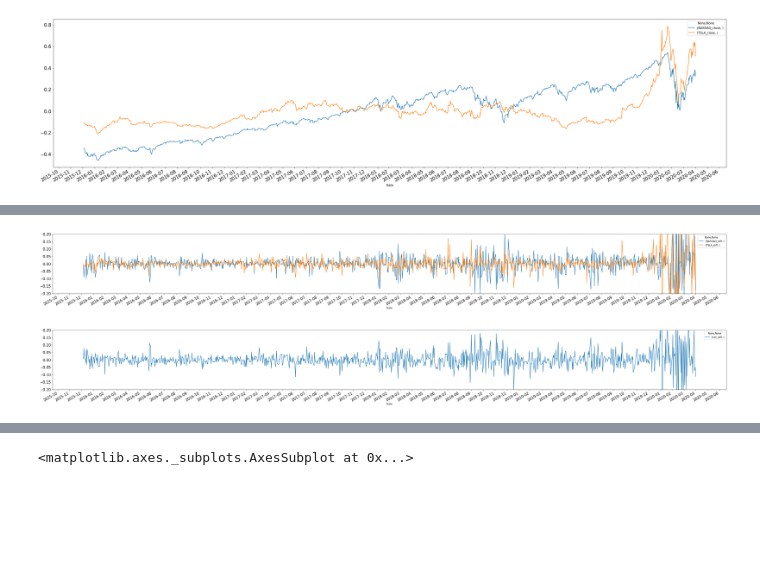
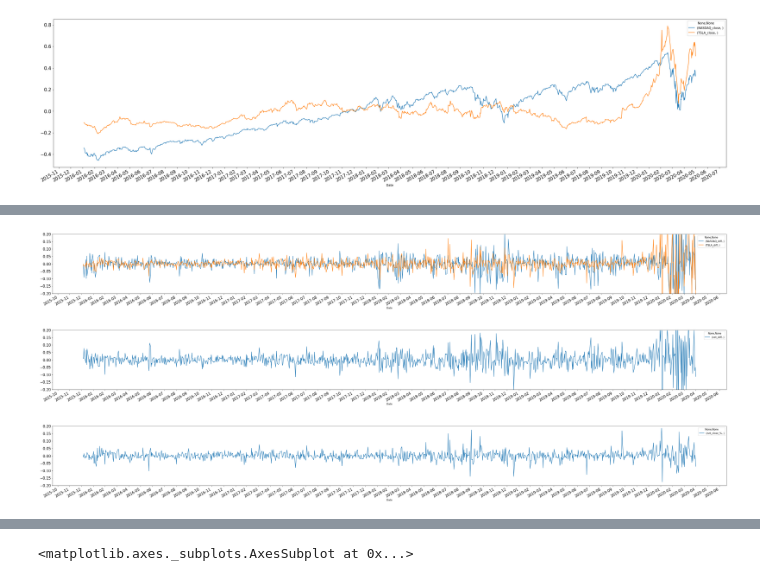
Before and after one commit to NuttySalmon/Elon-Musk-Tweets-VS-Tesla-Stock, a Jupyter notebook: stock.ipynb, the cells around one changed output, grey strips where cells are left out. Saved outputs shown, nothing was run; the diff lists cells and outputs as text; code cells hidden in the pictures; blank space fills up the shorter version.

```diff
--- a/stock.ipynb
+++ b/stock.ipynb
@@ -119,6 +89,8 @@ df['net_diff'] =  df['TSLA_diff'] - df['NASDAQ_diff']
 # %%
 df[['NASDAQ_diff', 'TSLA_diff']].plot(figsize=(50,5), fontsize=15, ylim=(-0.2, 0.2), x_compat=True).xaxis.set_major_locator(mdates.MonthLocator())
 df[['net_diff']].plot(figsize=(50,5), fontsize=15, ylim=(-0.2, 0.2)).xaxis.set_major_locator(mdates.MonthLocator())
+df[['net_close_%']].plot(figsize=(50,5), fontsize=15, ylim=(-0.2, 0.2)).xaxis.set_major_locator(mdates.MonthLocator())
 # %% [output]
 [figure]
 [figure]
+[figure, added]
```
Also changed, not shown: parts of 6 cells of this notebook.
